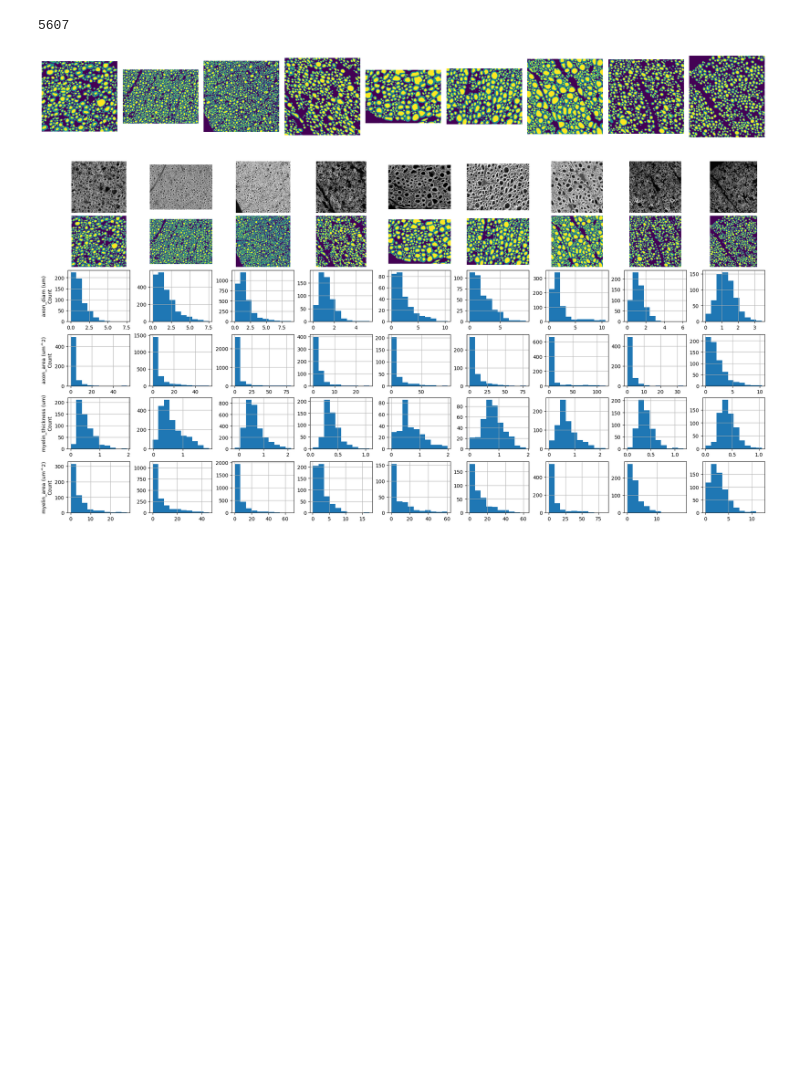
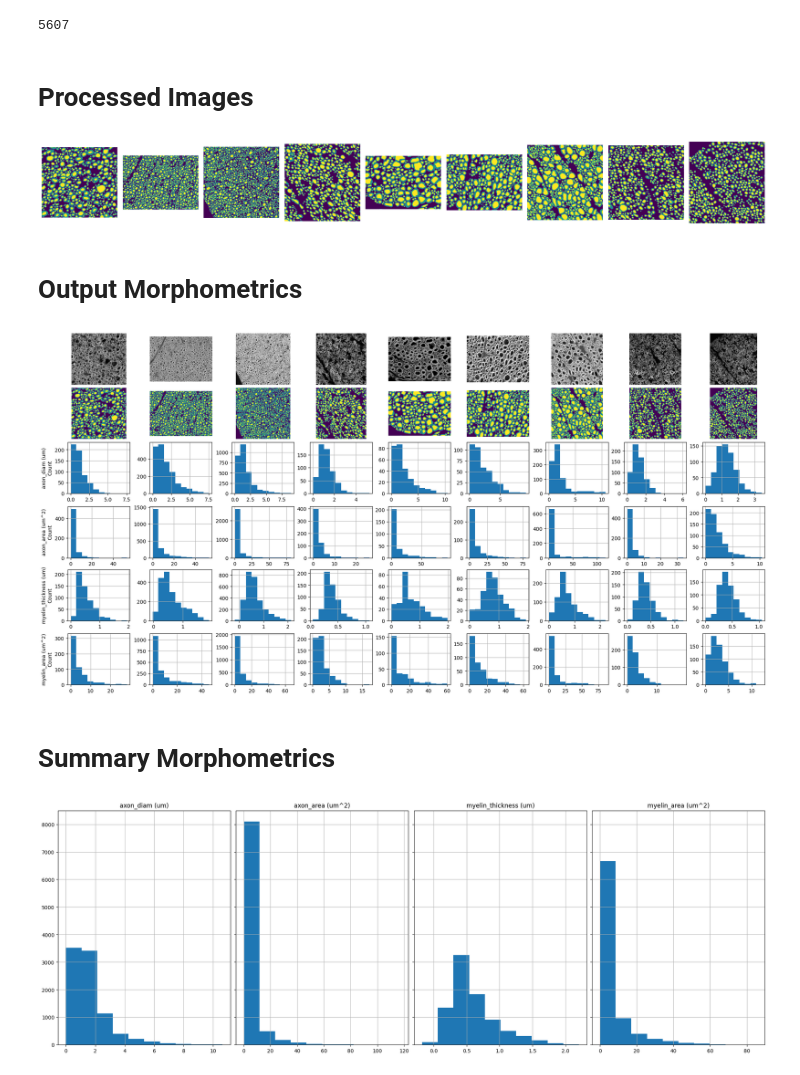
Before and after one commit to wvangeit/dakopt_examples, a Jupyter notebook: axonds1/notebook/AxonDeepSeg.ipynb, the cells around one changed output. Drawn from its saved outputs; the diff is of its cells as text; code cells hidden in the pictures; blank space fills up the shorter version.

Commit message:
Add summary statistics

```diff
--- a/axonds1/notebook/AxonDeepSeg.ipynb
+++ b/axonds1/notebook/AxonDeepSeg.ipynb
@@ -126,6 +130,8 @@ map_outputs = json.loads(map_outputs_file_path.read_text())
 # %%
 map_outputs = process_map_outputs(map_outputs)
 # %%
+display(Markdown('# Processed Images'))
 show_output_files(map_outputs, input_images_paths)
 # %% [output]
+# Processed Images
 [figure]
@@ -132,5 +140,6 @@ show_output_files(map_outputs, input_images_paths)
 # %%
-requested_morphometrics = ['axon_diam (um)', 'axon_area (um^2)', 'myelin_thickness (um)', 'myelin_area (um^2)']
+display(Markdown('# Output Morphometrics'))
+
 fig, axes = plt.subplots(len(requested_morphometrics)+2, len(map_outputs), squeeze=False, figsize=(20,2*len(requested_morphometrics)+2), layout="constrained")
 for i_axes, (map_output, input_image_path, ax) in enumerate(zip(map_outputs, input_images_paths, axes.transpose())):
     ax[0].imshow(mpimg.imread(input_image_path), cmap='gray')
@@ -154,4 +163,17 @@ for i_axes, (map_output, input_image_path, ax) in enumerate(zip(map_outputs, inp
 
 plt.show()
 # %% [output]
+# Output Morphometrics
 [figure]
+# %%
+display(Markdown('# Summary Morphometrics'))
+
+summary_data = pandas.concat([pandas.read_csv(map_output['Morphometrics']) for map_output in map_outputs], axis=0, ignore_index=True)
+
+fig, axes = plt.subplots(1, len(requested_morphometrics), sharey=True, squeeze=False, figsize=(20,7), layout="constrained")
+
+for requested_morphometric, ax in zip(requested_morphometrics, axes[0]):
+    summary_data.hist(column=requested_morphometric, ax=ax)
+# %% [output]
+# Summary Morphometrics
+[figure, added]
```
Also changed, not shown: parts of 4 cells of this notebook.
